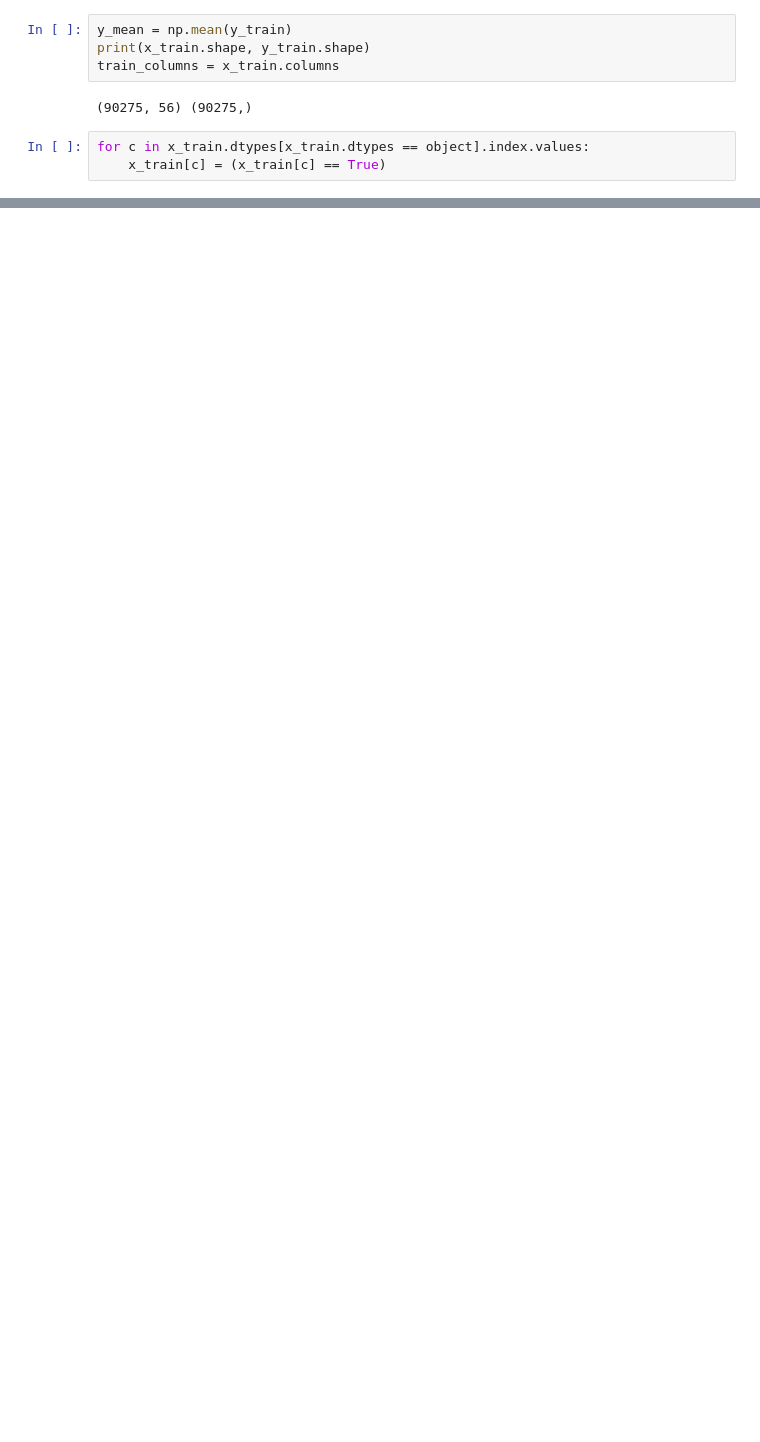
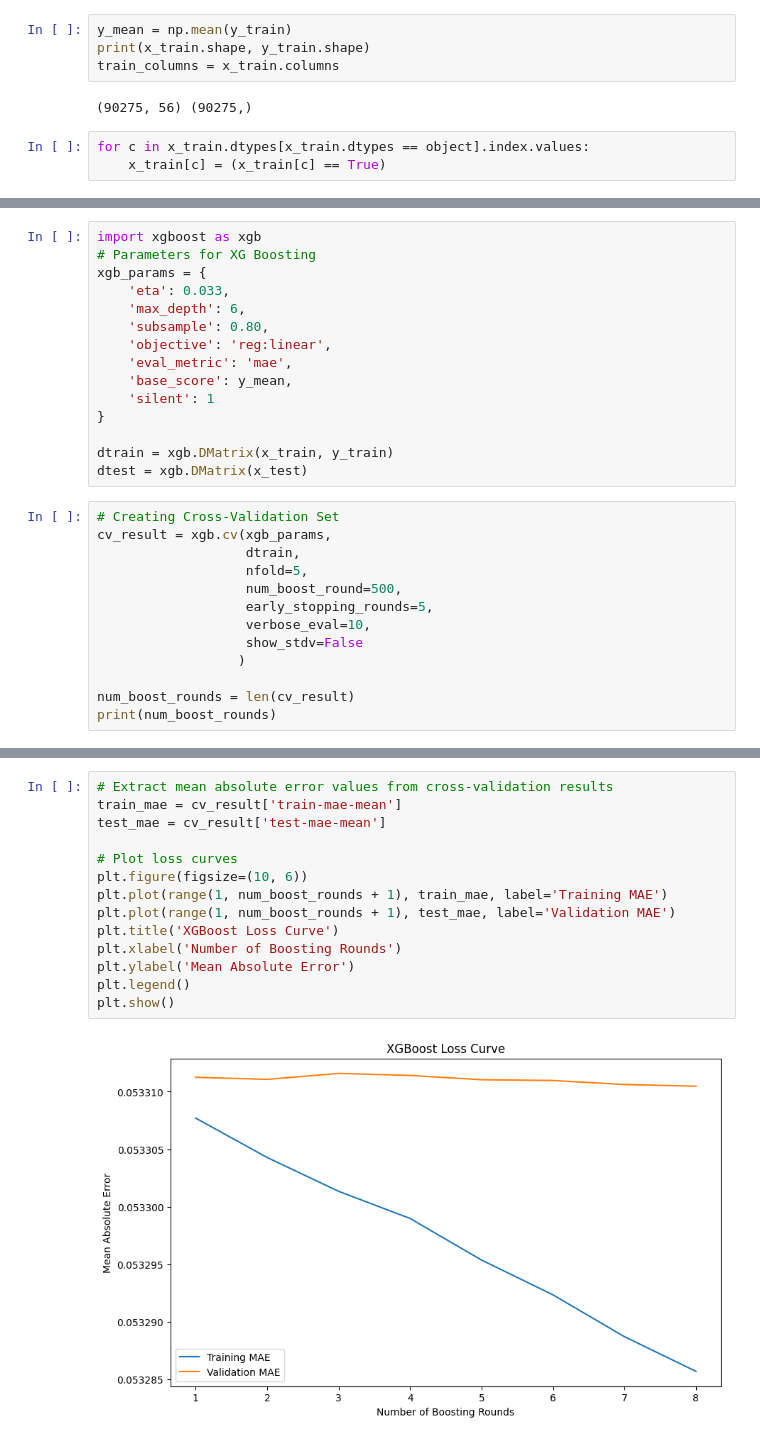
Before and after one commit to efazHossain/DATA-4380, a Jupyter notebook: Projects/DeepLearning/Zillow_DeepLearning.ipynb, the cells around one changed output, grey strips where cells are left out. Drawn from its saved outputs; the diff is of its cells as text; blank space fills up the shorter version.

```diff
--- a/Projects/DeepLearning/Zillow_DeepLearning.ipynb
+++ b/Projects/DeepLearning/Zillow_DeepLearning.ipynb
@@ -162,0 +236,28 @@ Epoch 10/10
+# %%
+import xgboost as xgb
+# Parameters for XG Boosting
+xgb_params = {
+    'eta': 0.033,
+    'max_depth': 6,
+    'subsample': 0.80,
+    'objective': 'reg:linear',
+    'eval_metric': 'mae',
+    'base_score': y_mean,
+    'silent': 1
+}
+
+dtrain = xgb.DMatrix(x_train, y_train)
+dtest = xgb.DMatrix(x_test)
+# %%
+# Creating Cross-Validation Set
+cv_result = xgb.cv(xgb_params,
+                   dtrain,
+                   nfold=5,
+                   num_boost_round=500,
+                   early_stopping_rounds=5,
+                   verbose_eval=10,
+                   show_stdv=False
+                  )
+
+num_boost_rounds = len(cv_result)
+print(num_boost_rounds)
@@ -162,0 +279,16 @@ Epoch 10/10
+# %%
+# Extract mean absolute error values from cross-validation results
+train_mae = cv_result['train-mae-mean']
+test_mae = cv_result['test-mae-mean']
+
+# Plot loss curves
+plt.figure(figsize=(10, 6))
+plt.plot(range(1, num_boost_rounds + 1), train_mae, label='Training MAE')
+plt.plot(range(1, num_boost_rounds + 1), test_mae, label='Validation MAE')
+plt.title('XGBoost Loss Curve')
+plt.xlabel('Number of Boosting Rounds')
+plt.ylabel('Mean Absolute Error')
+plt.legend()
+plt.show()
+# %% [output]
+[figure, added]
```
Also changed, not shown: parts of 26 cells of this notebook, 1 other file.
